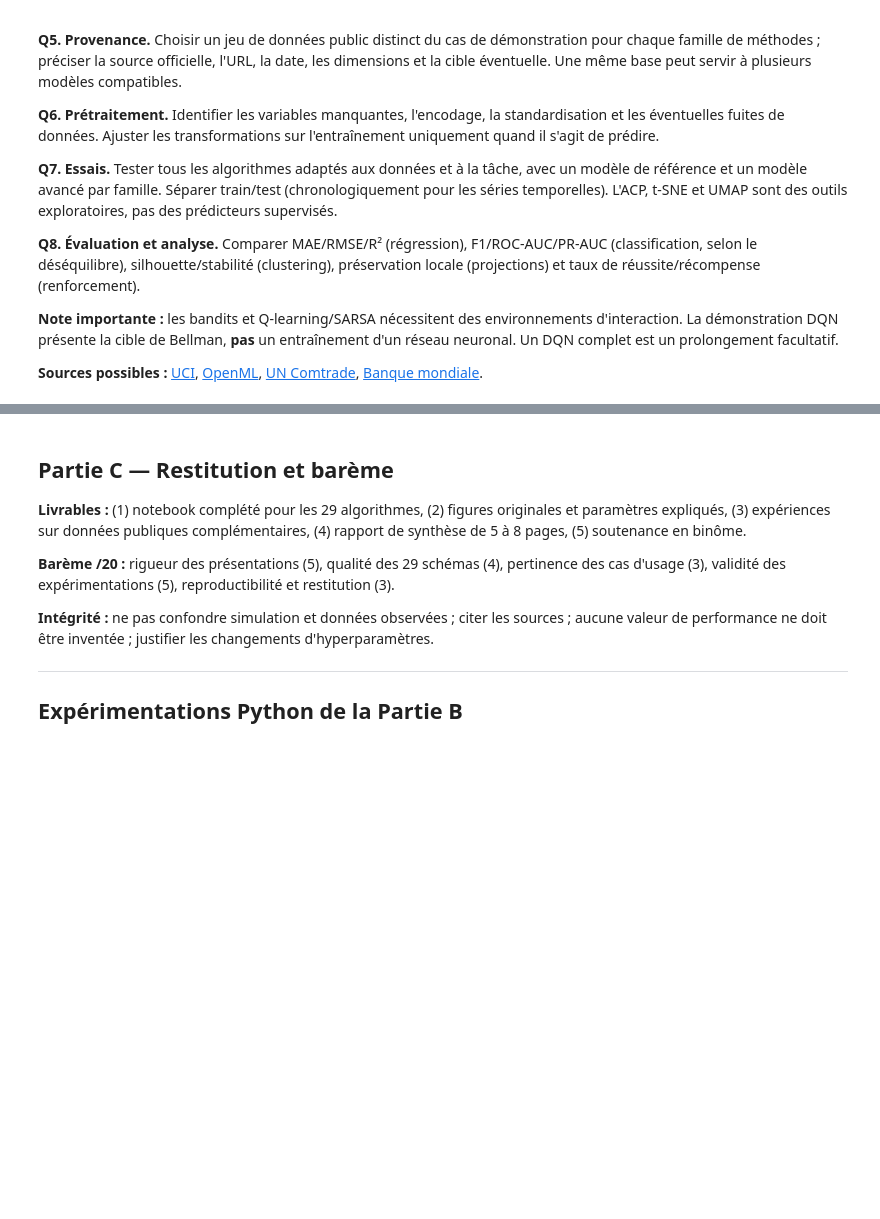
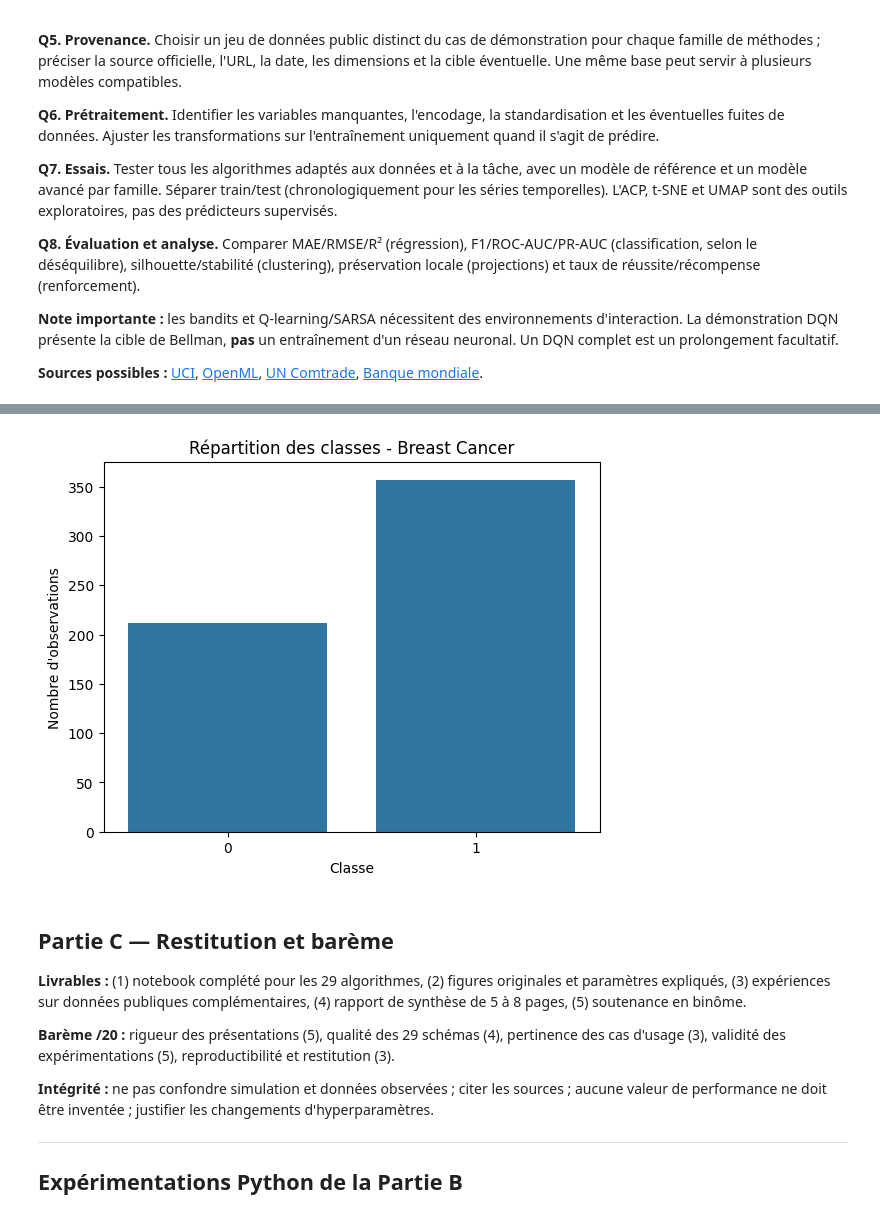
Before and after one commit to nadakarmouni25/2027-S7-FIN-2, a Jupyter notebook: NADA_KARMOUNI_TLEMCANI_25007568.ipynb, the cells around one changed output, grey strips where cells are left out. Saved outputs shown, nothing was run; the diff lists cells and outputs as text; code cells hidden in the pictures; blank space fills up the shorter version.

```diff
--- a/NADA_KARMOUNI_TLEMCANI_25007568.ipynb
+++ b/NADA_KARMOUNI_TLEMCANI_25007568.ipynb
@@ -343,3 +573,12 @@ MAE: 41.24579873763898
+# %%
+sns.countplot(data=df_cancer, x="target")
+
+plt.title("Répartition des classes - Breast Cancer")
+plt.xlabel("Classe")
+plt.ylabel("Nombre d'observations")
+plt.show()
+# %% [output]
+[figure, added]
 # %% [markdown]
 ## Partie C — Restitution et barème
 
```
Also changed, not shown: parts of 8 cells of this notebook.
